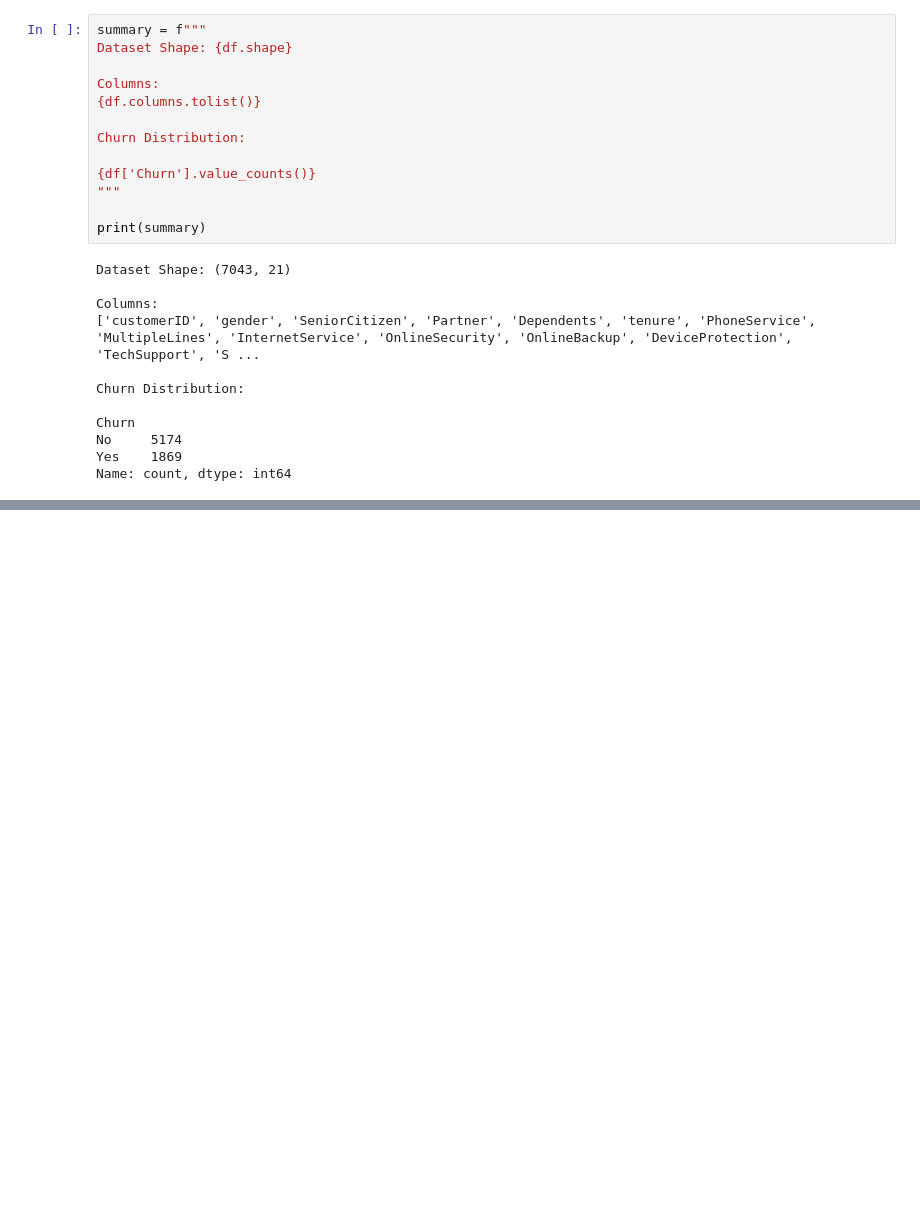
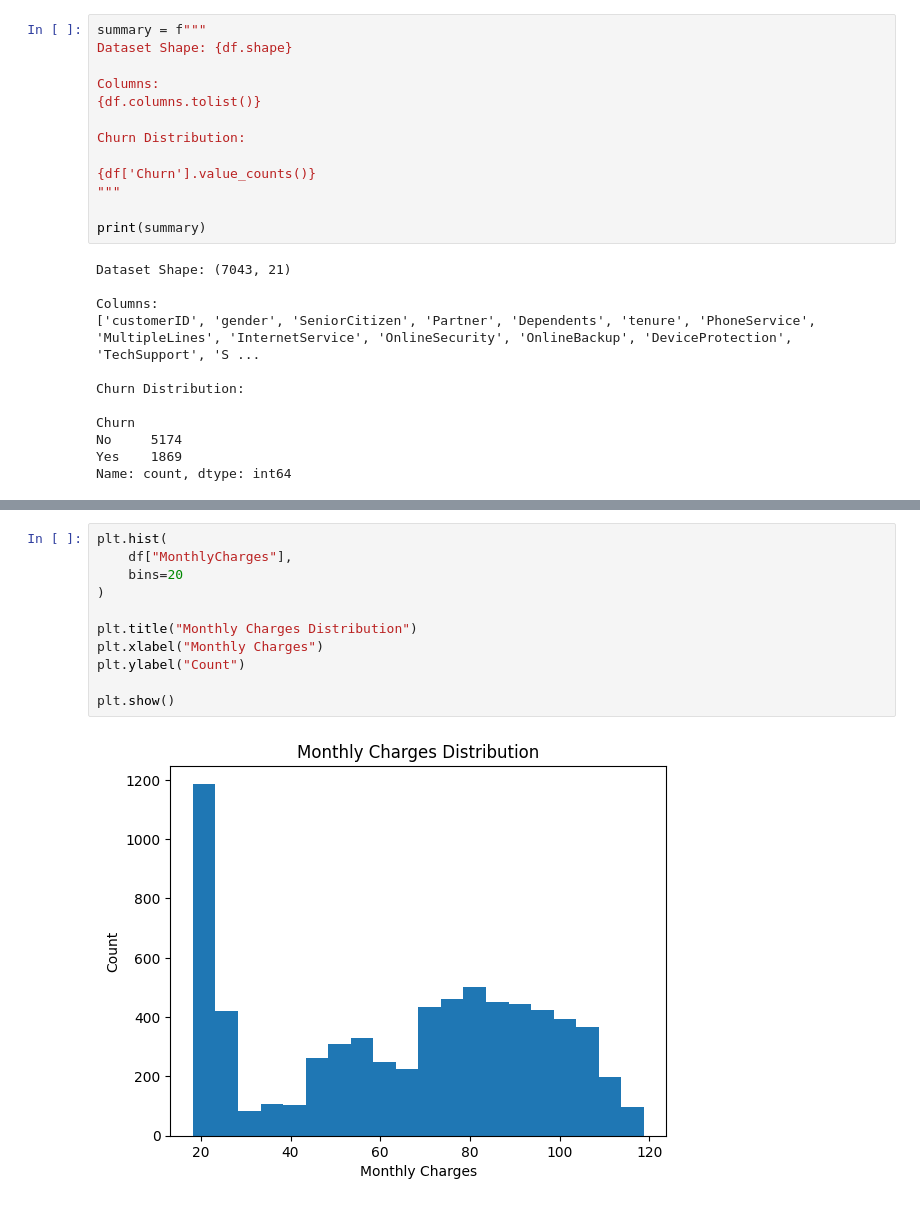
Before and after one commit to kartikdhyani817/Customer-Churn-Prediction-System, a Jupyter notebook: Churn_predection.ipynb, the cells around one changed output, grey strips where cells are left out. Saved outputs shown, nothing was run; the diff lists cells and outputs as text; blank space fills up the shorter version.

```diff
--- a/Churn_predection.ipynb
+++ b/Churn_predection.ipynb
@@ -130,0 +229,13 @@ Name: count, dtype: int64
+# %%
+plt.hist(
+    df["MonthlyCharges"],
+    bins=20
+)
+
+plt.title("Monthly Charges Distribution")
+plt.xlabel("Monthly Charges")
+plt.ylabel("Count")
+
+plt.show()
+# %% [output]
+[figure, added]
```
Also changed, not shown: parts of 13 cells of this notebook.
